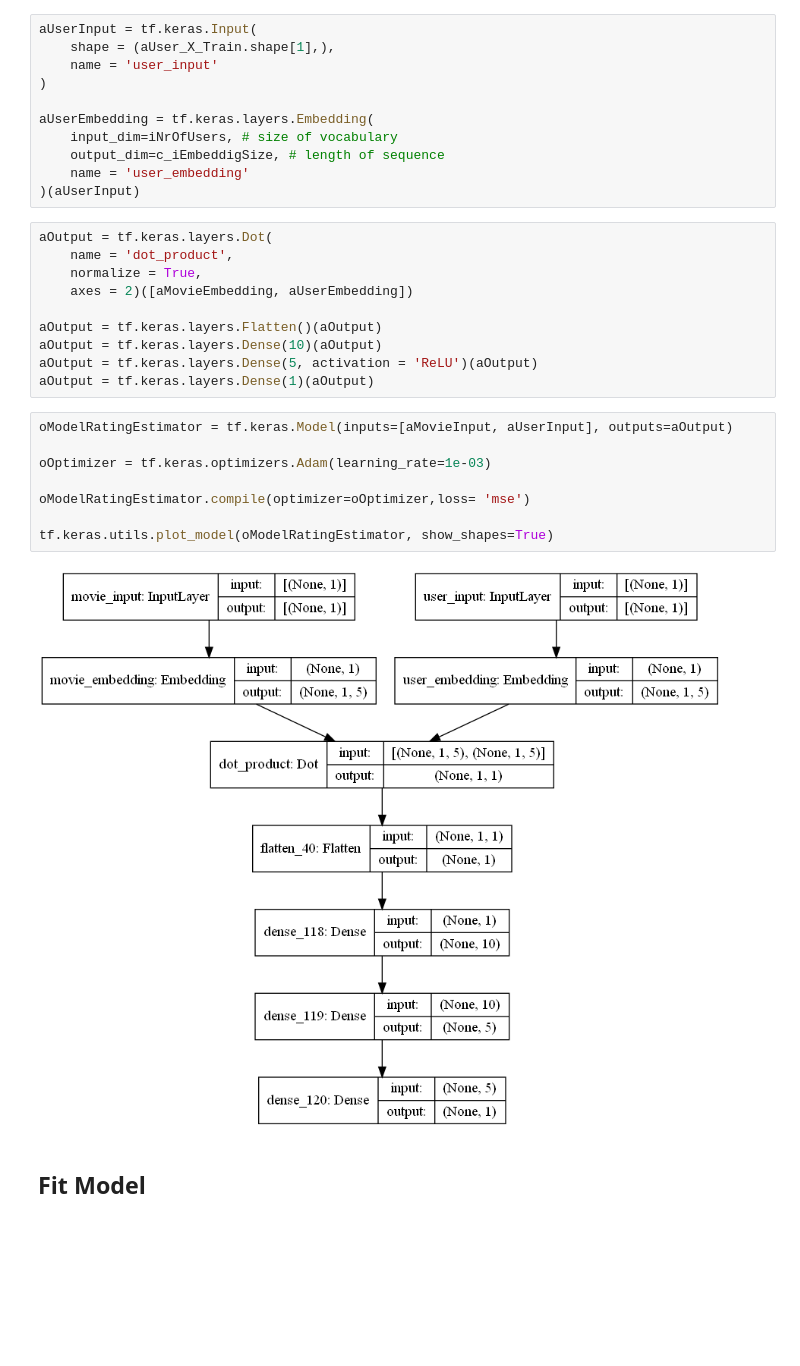
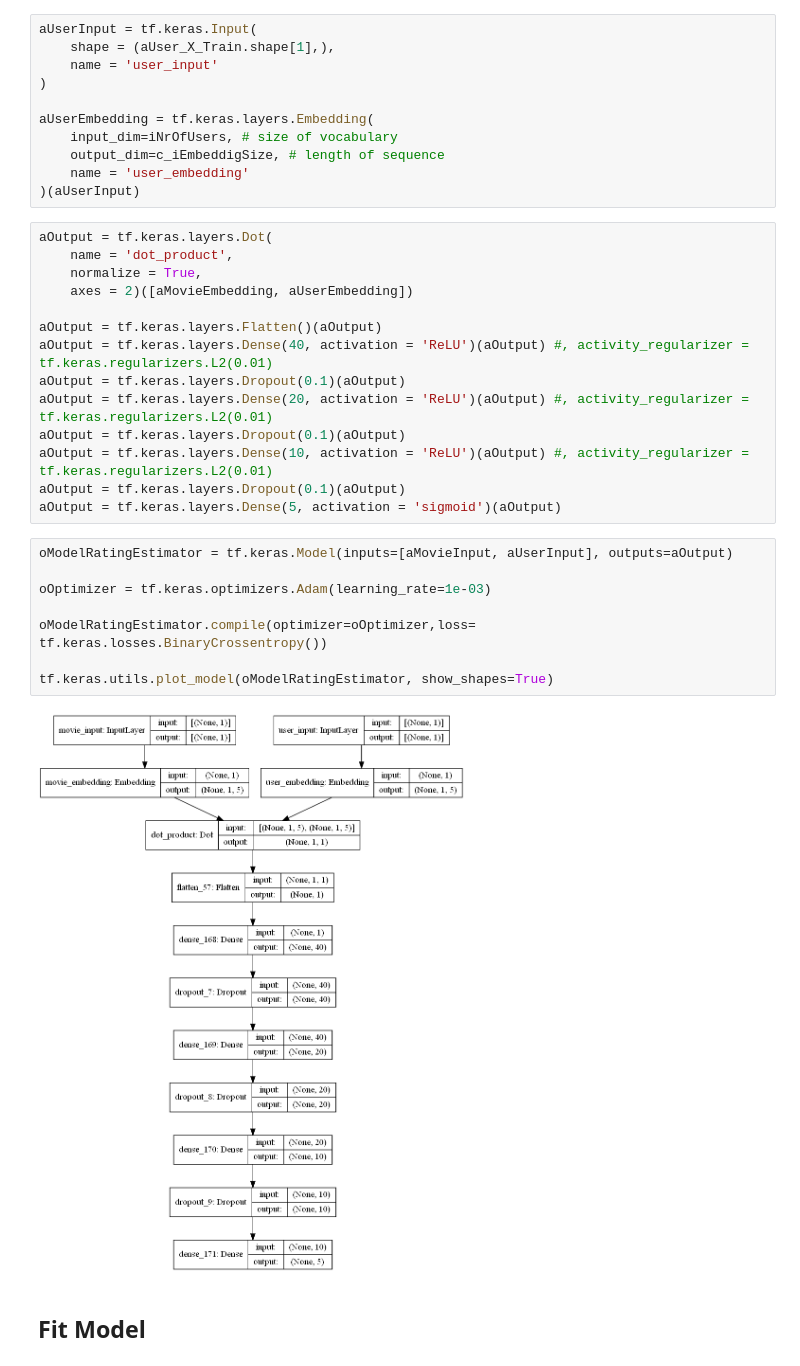
Before and after one commit to emremidilli/Movie-Recommender-System, a Jupyter notebook: Analysis.ipynb, the cells around one changed output. Drawn from its saved outputs; the diff is of its cells as text; blank space fills up the shorter version.

```diff
--- a/Analysis.ipynb
+++ b/Analysis.ipynb
@@ -339,19 +345,23 @@ aOutput = tf.keras.layers.Dot(
     axes = 2)([aMovieEmbedding, aUserEmbedding])
 
 aOutput = tf.keras.layers.Flatten()(aOutput)
-aOutput = tf.keras.layers.Dense(10)(aOutput)
-aOutput = tf.keras.layers.Dense(5, activation = 'ReLU')(aOutput)
-aOutput = tf.keras.layers.Dense(1)(aOutput)
+aOutput = tf.keras.layers.Dense(40, activation = 'ReLU')(aOutput) #, activity_regularizer = tf.keras.regularizers.L2(0.01)
+aOutput = tf.keras.layers.Dropout(0.1)(aOutput)
+aOutput = tf.keras.layers.Dense(20, activation = 'ReLU')(aOutput) #, activity_regularizer = tf.keras.regularizers.L2(0.01)
+aOutput = tf.keras.layers.Dropout(0.1)(aOutput)
+aOutput = tf.keras.layers.Dense(10, activation = 'ReLU')(aOutput) #, activity_regularizer = tf.keras.regularizers.L2(0.01)
+aOutput = tf.keras.layers.Dropout(0.1)(aOutput)
+aOutput = tf.keras.layers.Dense(5, activation = 'sigmoid')(aOutput)
 # %%
 oModelRatingEstimator = tf.keras.Model(inputs=[aMovieInput, aUserInput], outputs=aOutput)
 
 oOptimizer = tf.keras.optimizers.Adam(learning_rate=1e-03)
 
-oModelRatingEstimator.compile(optimizer=oOptimizer,loss= 'mse')
+oModelRatingEstimator.compile(optimizer=oOptimizer,loss= tf.keras.losses.BinaryCrossentropy())
 
 tf.keras.utils.plot_model(oModelRatingEstimator, show_shapes=True)
 # %% [output]
-[figure, old version]
+[figure, new version]
 # %% [markdown]
 ## Fit Model
 # %%
```
Also changed, not shown: parts of 12 cells of this notebook, 1 other file.
